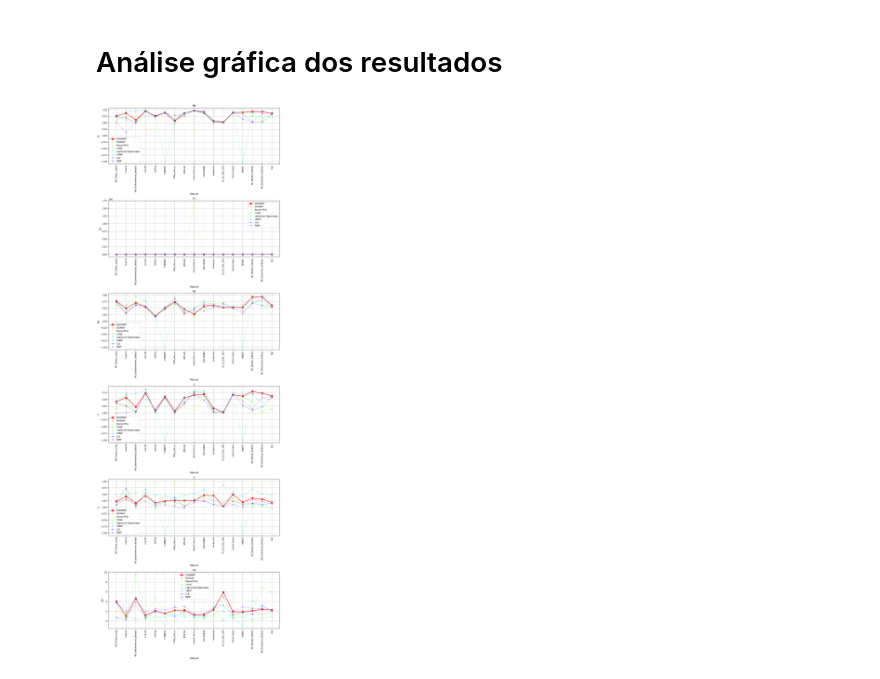
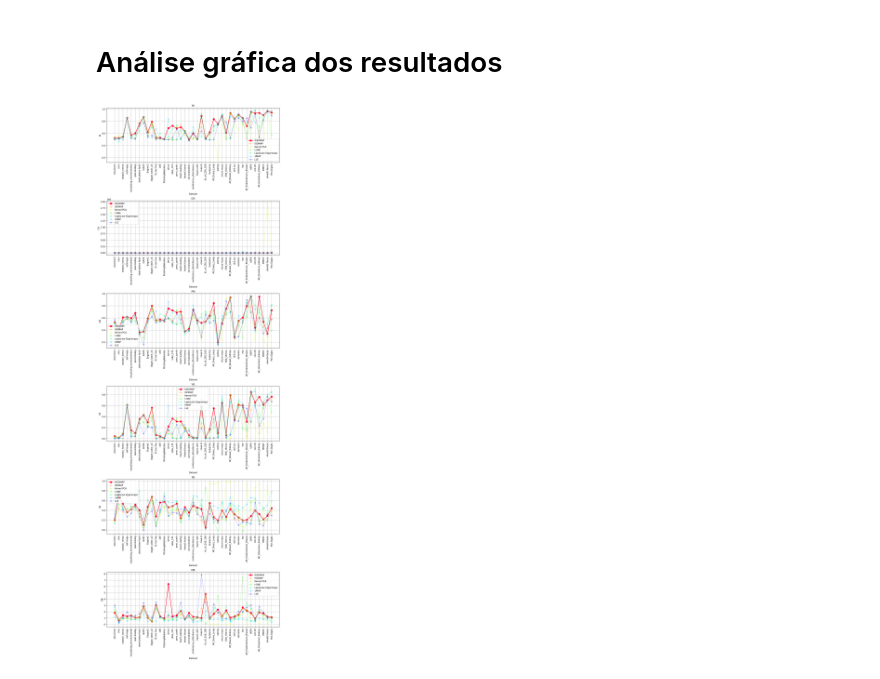
Before and after one commit to gustavochavari/curvature-based-isomap, a Jupyter notebook: experiments/results.ipynb, the cells around one changed output. Drawn from its saved outputs; the diff is of its cells as text; code cells hidden in the pictures.

Commit message:
update experiments

```diff
--- a/experiments/results.ipynb
+++ b/experiments/results.ipynb
@@ -10,6 +10,5 @@ import matplotlib.pyplot as plt
 # %%
-# Carregar o arquivo de resultados da primeira bateria de experimentos
-with open(r'C:\Users\Gustavo\Documents\Mestrado\curvature-based-isomap\results\dataset_results_1st_battery.json', 'r') as file:
+with open(r'C:\Users\Gustavo\Documents\Mestrado\curvature-based-isomap\results\final_dataset_results_1st_battery.json', 'r') as file:
     results = json.load(file)
 
 rows = []
@@ -18,9 +17,9 @@ for dataset_name, methods in results.items():
     for method, values in methods.items():
         rows.append([dataset_name, method, values[0][0], values[1][0],values[2][0],values[3][0],values[4][0],values[5][0]])
 
-df = pd.DataFrame(rows, columns=['dataset', 'method', 'RI', 'CH','FM', 'V', 'S','DB'])
+df = pd.DataFrame(rows, columns=['dataset', 'method', 'RI', 'CH','FM', 'VS', 'SS','DB'])
 # %%
-metrics = ["RI", "CH", "FM", "V", "S", "DB"]
+metrics = ["RI", "CH", "FM", "VS", "SS", "DB"]
 
 data = []
 
@@ -42,7 +41,7 @@ df_filtered = df[mask]
 df = df_filtered
 
 # Definindo os métodos e as colunas
-methods = ['KISOMAP', 'ISOMAP', 'UMAP', 'Kernel PCA','t-SNE','Laplacian Eigenmaps','RAW']
+methods = ['KISOMAP', 'ISOMAP', 'Kernel PCA','LLE','Laplacian Eigenmaps','t-SNE','UMAP']
 statistics = []
 
 # Iterando sobre todas as combinações de métricas e métodos
@@ -79,4 +78,4 @@ results_df['Test Nemenyi'] = results_df['P-Value Nemenyi'].apply(lambda x: 1 if
 results_df['P-Value Friedman'] = results_df['P-Value Friedman'].apply(lambda x: f"{x:.3f}")
 results_df['P-Value Nemenyi'] = results_df['P-Value Nemenyi'].apply(lambda x: f"{x:.3f}")
 
-results_df
+results_df = results_df.drop('Stat',axis=1)
@@ -196,7 +232,7 @@ print(latex_code)
 # 2nd Battery of Experiments
 # %%
 # Carregar o arquivo de resultados da primeira bateria de experimentos
-with open(r'C:\Users\Gustavo\Documents\Mestrado\curvature-based-isomap\results\dataset_results_2nd_batteryy.json', 'r') as file:
+with open(r'C:\Users\Gustavo\Documents\Mestrado\curvature-based-isomap\results\final_dataset_results_2nd_battery.json', 'r') as file:
     results = json.load(file)
 
 rows = []
@@ -205,9 +241,9 @@ for dataset_name, methods in results.items():
     for method, values in methods.items():
         rows.append([dataset_name, method, values[0][0], values[1][0],values[2][0],values[3][0],values[4][0],values[5][0]])
 
-df = pd.DataFrame(rows, columns=['dataset', 'method', 'RI', 'CH','FM', 'V', 'S','DB'])
+df = pd.DataFrame(rows, columns=['dataset', 'method', 'RI', 'CH','FM', 'VS', 'SS','DB'])
 # %%
-metrics = ["RI", "CH", "FM", "V", "S", "DB"]
+metrics = ["RI", "CH", "FM", "VS", "SS", "DB"]
 
 data = []
 
@@ -229,7 +265,7 @@ df_filtered = df[mask]
 df = df_filtered
 
 # Definindo os métodos e as colunas
-methods = ['KISOMAP', 'ISOMAP', 'UMAP', 'Kernel PCA','t-SNE','Laplacian Eigenmaps','RAW']
+methods = ['ISOMAP','KISOMAP', 'Kernel PCA','LLE','Laplacian Eigenmaps','t-SNE','UMAP']
 statistics = []
 
 # Iterando sobre todas as combinações de métricas e métodos
@@ -266,4 +302,4 @@ results_df['Test Nemenyi'] = results_df['P-Value Nemenyi'].apply(lambda x: 1 if
 results_df['P-Value Friedman'] = results_df['P-Value Friedman'].apply(lambda x: f"{x:.3f}")
 results_df['P-Value Nemenyi'] = results_df['P-Value Nemenyi'].apply(lambda x: f"{x:.3f}")
 
-results_df
+results_df = results_df.drop('Stat', axis=1)
@@ -387,32 +452,34 @@ df = df_filtered
 # Definir as cores para cada método usando o colormap 'gist_rainbow'
 colormap = plt.get_cmap('gist_rainbow')
 methods = df['Method'].unique()
 colors = {method: colormap(i / len(methods)) for i, method in enumerate(methods)}
 
 # Lista das novas colunas que serão plotadas
-metrics = ['RI', 'CH', 'FM', 'V', 'S', 'DB']
+metrics = ['RI', 'CH', 'FM', 'VS', 'SS', 'DB']
 
 # Criar a figura com subplots, ajustando o tamanho e DPI
 fig, axs = plt.subplots(len(metrics), 1, figsize=(12, 6 * len(metrics)), dpi=150)
 
 for ax, metric in zip(axs, metrics):
     for method in df['Method'].unique():
         subset = df[df['Method'] == method]
         if method == 'KISOMAP':
             ax.plot(subset['Dataset'], subset[metric],
                     marker='o', label=method, color=colors[method], linewidth=2, markersize=8)
+        elif method == 'RAW':
+            continue
         else:
             ax.plot(subset['Dataset'], subset[metric],
                     marker='o', label=method, color=colors.get(method, 'gray'), alpha=0.3)
 
     ax.set_xlabel('Dataset')
     ax.set_ylabel(metric)
     ax.set_title(f'{metric}')
     ax.grid(True)
     ax.legend()  # Adiciona a legenda
     ax.tick_params(axis='x', rotation=90)  # Rotaciona os rótulos do eixo x se necessário
 
 plt.tight_layout()
 plt.show()
 # %% [output]
-[figure, old version]
+[figure, new version]
```
Also changed, not shown: parts of 24 cells of this notebook, 11 other files.
